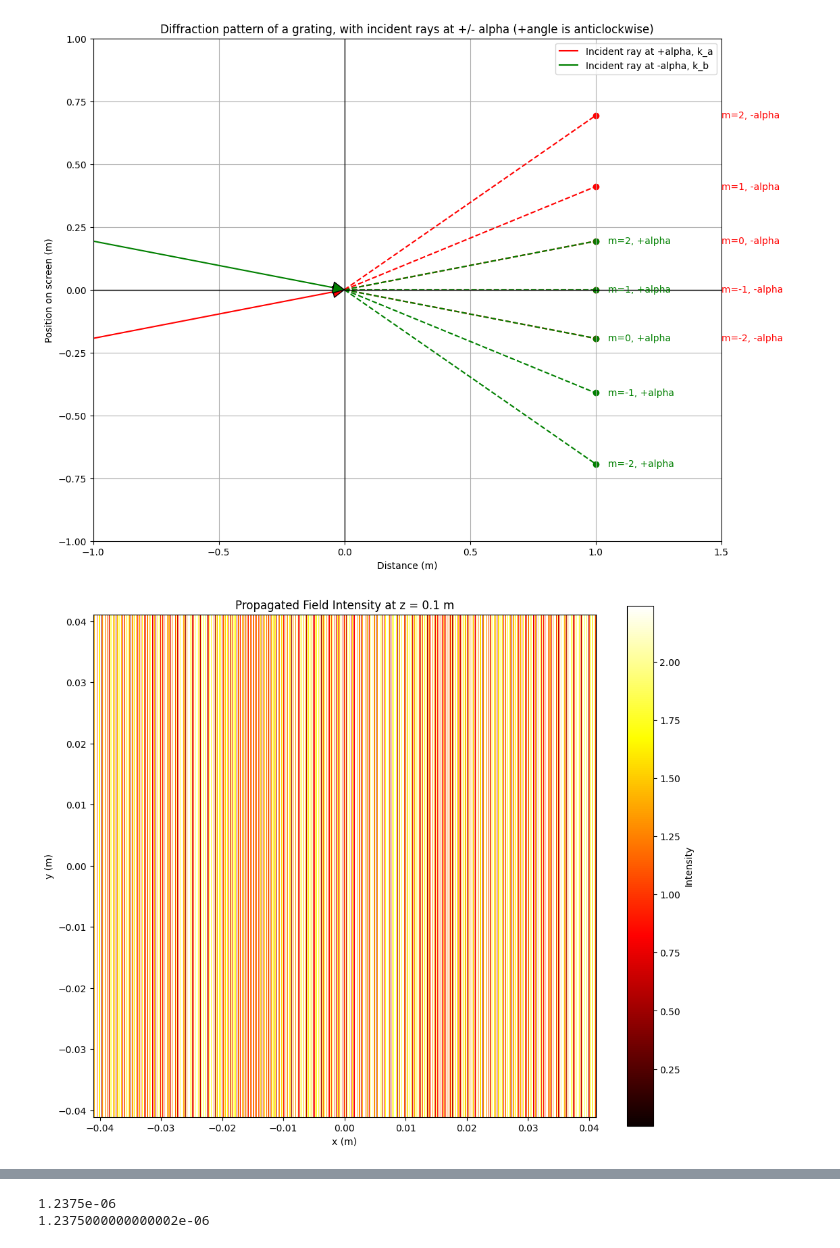
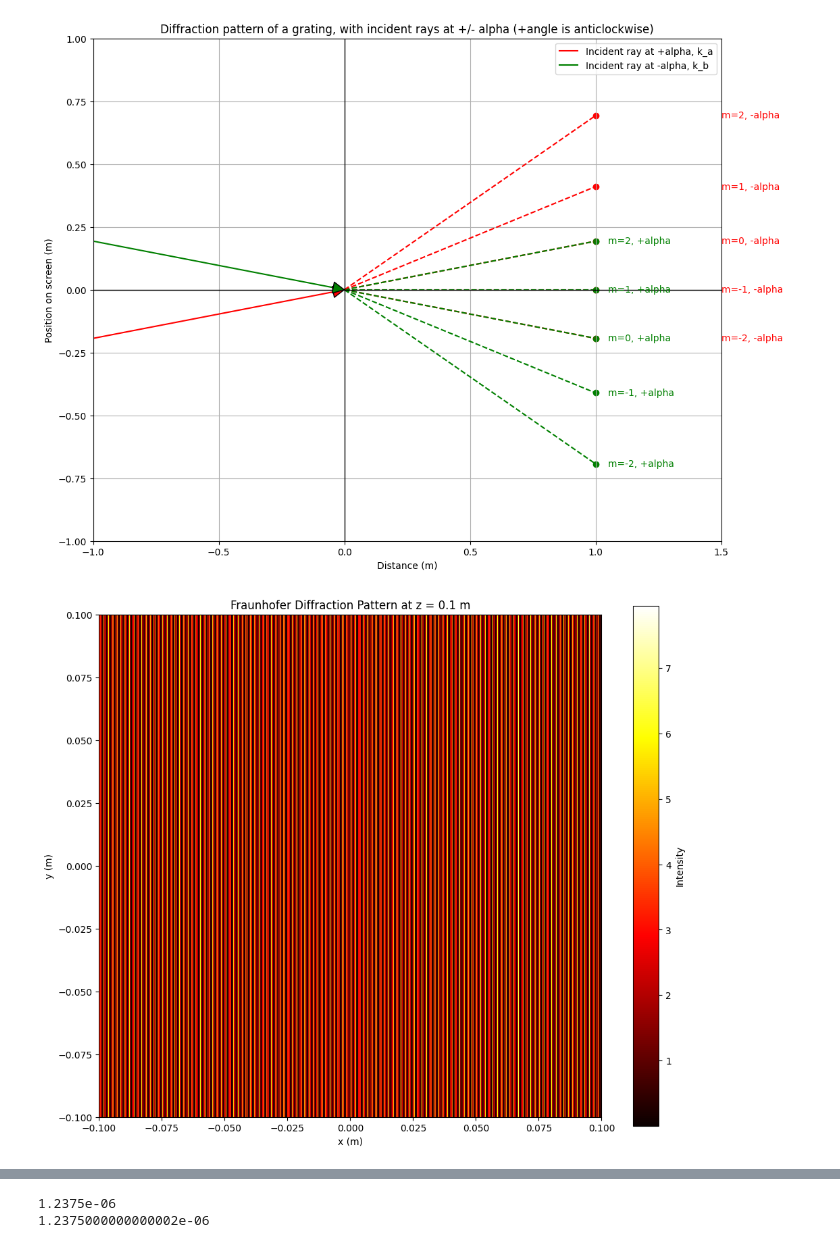
Before and after one commit to nviebig/Grating-Nuller-Analysis, a Jupyter notebook: Code/main_calculations.ipynb, the cells around one changed output, grey strips where cells are left out. Drawn from its saved outputs; the diff is of its cells as text; code cells hidden in the pictures.

```diff
--- a/Code/main_calculations.ipynb
+++ b/Code/main_calculations.ipynb
@@ -165,71 +165,69 @@ Order 2: Angle neg=0.6061, pos on screen=0.6932
 # %%
 import numpy as np
 import matplotlib.pyplot as plt
-from matplotlib.colors import Normalize
-from matplotlib.cm import ScalarMappable
-from scipy.fft import fft2, ifft2, fftshift
+from scipy.fft import fftshift, fft2, ifft2
 
-# Parameters (same as your code)
+# Parameters
 wavelength = 633e-9  # Wavelength in meters (633 nm for He-Ne laser)
 k = 2 * np.pi / wavelength  # Wavenumber
+num_points = 1000  # Resolution of the grid
+size = 0.1  # Size of the grid in meters
+Lambda = 3.3e-6  # Grating period in meters (1 micron)
+m = 2.48  # Phase modulation depth
+theta = 0.19106029214617076  # Angle of the incoming plane wave in radians
 z = 0.1  # Propagation distance in meters
-num_points = 1000  # Resolution of the grid
-Lambda = 3.3e-6  # Grating period in meters (1 micron)
-size = 0.0411  # Size of the grid in meters (till 4.11 cm where Order -1 is visible )
-m = 2.48  # Phase modulation depth
-theta =   # Angle of the incoming plane wave in radians (0.19106029214617076)
-
+a_fkt_min = lambda n: Lambda/2 * (3/4 + n)
+a = a_fkt_min(0)
 # Spatial grid
-x = np.linspace(-size , size , num_points)
-y = np.linspace(-size , size , num_points)
+x = np.linspace(-size, size, num_points)
+y = np.linspace(-size, size, num_points)
 X, Y = np.meshgrid(x, y)
 dx = x[1] - x[0]  # Sampling interval
-a = 0.11054102515523792
 
-# Define the sinusoidal grating function
-G = np.exp(1j * (m / 2) * np.sin(2 * np.pi * (X+a) / Lambda))
+# Grating function (sinusoidal modulation)
+G = np.exp(1j * (m / 2) * np.sin(2 * np.pi * X / Lambda))
 
-# Define the initial wavefront U'(x, y, 0)
-U_0 = 1
-plane_wave_1 = np.exp(1j * k * np.sin(theta) * (X))
-plane_wave_2 = np.exp(-1j * k * np.sin(theta) * (X))
-U = G * U_0 * (plane_wave_1+plane_wave_2)
+# Initial wavefronts (plane wave)
+plane_wave_1 = np.exp(1j * k * np.sin(theta) * (X+a))
+plane_wave_2 = np.exp(-1j * k * np.sin(theta)*(X+a))
 
-# Fourier transform of the initial field
-U_f = fftshift(fft2(U))
+# Combine the grating and plane waves to form the initial field
+U_1 = G * plane_wave_1
+U_2 = G * plane_wave_2
 
-# Frequency grid
+# Total initial field (sum of both U_1 and U_2)
+U_total = U_1 + U_2
+
+# Perform the Fourier transform of the total field (Fraunhofer diffraction)
+U_f = fftshift(fft2(U_total))
+
+# Propagate the field by applying the transfer function for Fraunhofer diffraction
 fx = np.fft.fftfreq(num_points, d=dx)
 fy = np.fft.fftfreq(num_points, d=dx)
 FX, FY = np.meshgrid(fx, fy)
 
-# Transfer function for free-space propagation
+# Apply the Fraunhofer diffraction transfer function (simplified as a direct Fourier transform)
 H = np.exp(1j * k * z * np.sqrt(1 - (wavelength * FX)**2 - (wavelength * FY)**2))
 
-# Apply the transfer function in the frequency domain
-U_z_f = U_f * H
+# Apply the transfer function
+U_f_propagated = U_f * H
 
-# Inverse Fourier transform to get the propagated field
-U_z = ifft2(fftshift(U_z_f))
+# Inverse Fourier transform to get the propagated field in the spatial domain
+U_propagated = ifft2(fftshift(U_f_propagated))
 
-# Get min and max of U_z for custom colormap normalization
-min_val = np.min(np.abs(U_z))  # Minimum absolute value of U_z
-max_val = np.max(np.abs(U_z))  # Maximum absolute value of U_z
-
-# Create custom normalization for colormap based on the data range
-norm = Normalize(vmin=min_val, vmax=max_val)
-
-# Choose a colormap (you can change this to any colormap you prefer)
-cmap = plt.get_cmap("hot")  # Or any other colormap, like "hot", "cool", etc.
-
-
-# Plot the intensity of the propagated field with the custom colormap
+# Plot the intensity of the propagated field (the diffraction pattern)
 plt.figure(figsize=(12, 10))
-plt.imshow(np.abs(U_z)**2, extent=(-size, size, -size, size), cmap=cmap, norm=norm)
+plt.imshow(np.abs(U_propagated)**2, extent=(-size, size, -size, size), cmap="hot")
 plt.colorbar(label="Intensity")
 plt.xlabel("x (m)")
 plt.ylabel("y (m)")
-plt.title(f"Propagated Field Intensity at z = {z} m")
+plt.title("Fraunhofer Diffraction Pattern at z = {} m".format(z))
 plt.show()
+
+# Get the intensity at x = y = 0 (center of the grid)
+intensity_at_center = np.abs(U_propagated[num_points // 2, num_points // 2])**2
+
+# Print the intensity at (0, 0)
+print(f"Intensity at x = y = 0: {intensity_at_center}")
 # %% [output]
-[figure, old version]
+[figure, new version]
```
Also changed, not shown: parts of 10 cells of this notebook, 1 other file.
